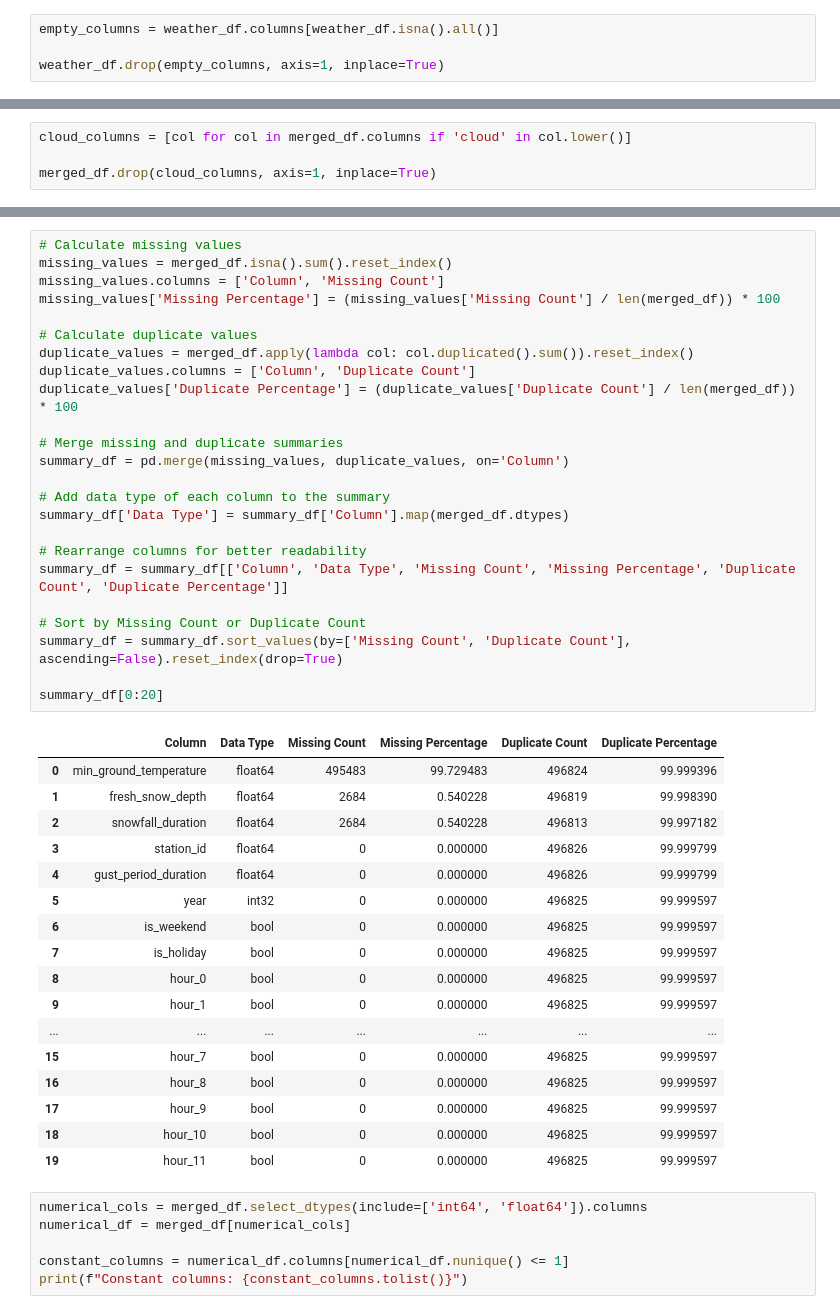
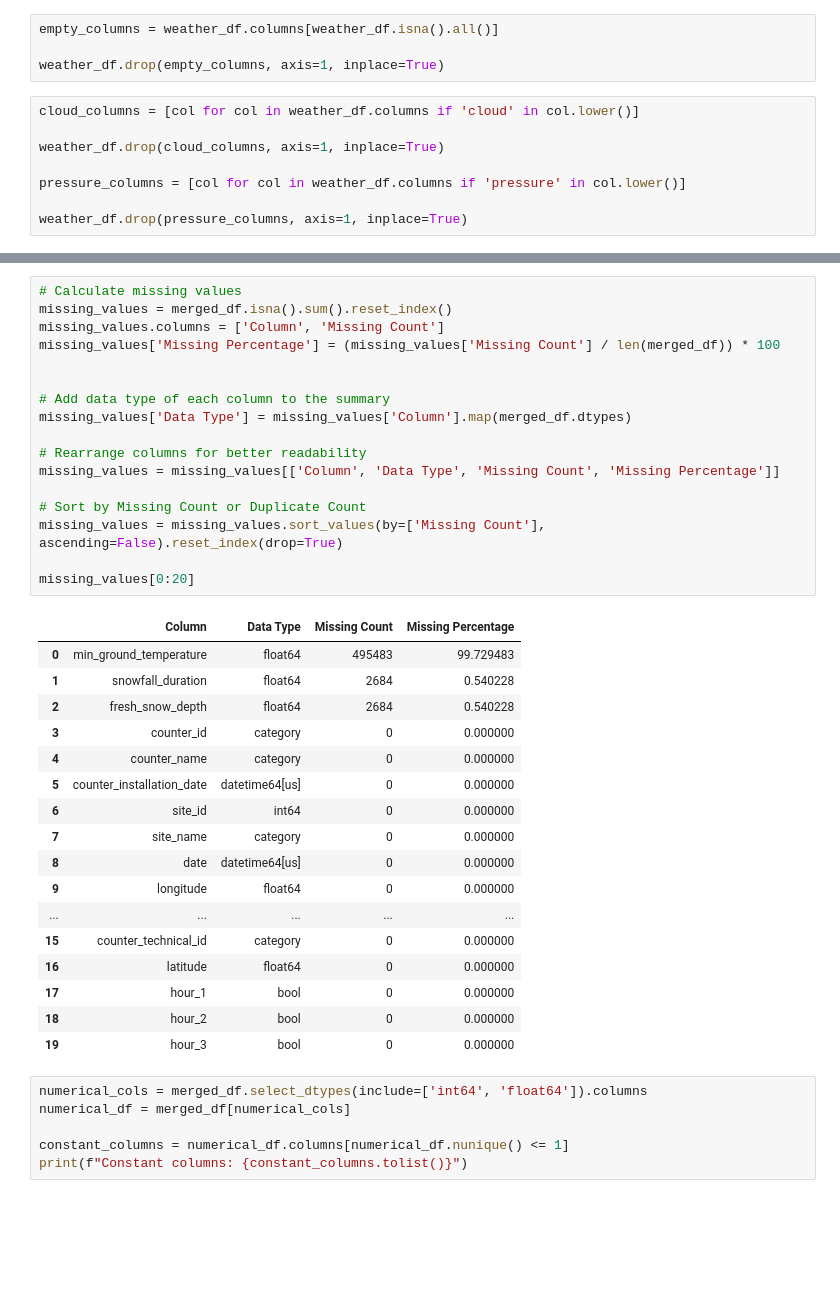
Before and after one commit to nishuastic/bike_counters, a Jupyter notebook: cleaned_data.ipynb, the cells around one changed output, grey strips where cells are left out. Cells and saved outputs as stored; diff of their text form; blank space fills up the shorter version.

```diff
--- a/cleaned_data.ipynb
+++ b/cleaned_data.ipynb
@@ -315,4 +315,12 @@ Index(['station_id', 'date', 'sea_level_pressure', 'pressure_tendency',
 empty_columns = weather_df.columns[weather_df.isna().all()]
 
 weather_df.drop(empty_columns, axis=1, inplace=True)
+# %%
+cloud_columns = [col for col in weather_df.columns if 'cloud' in col.lower()]
+
+weather_df.drop(cloud_columns, axis=1, inplace=True)
+
+pressure_columns = [col for col in weather_df.columns if 'pressure' in col.lower()]
+
+weather_df.drop(pressure_columns, axis=1, inplace=True)
 # %%
@@ -375,8 +366,4 @@ memory usage: 227.0 MB
 None
-# %%
-cloud_columns = [col for col in merged_df.columns if 'cloud' in col.lower()]
-
-merged_df.drop(cloud_columns, axis=1, inplace=True)
 # %%
 # Calculate missing values
 missing_values = merged_df.isna().sum().reset_index()
@@ -454,45 +434,38 @@ merged_df.head()
 # %%
 # Calculate missing values
 missing_values = merged_df.isna().sum().reset_index()
 missing_values.columns = ['Column', 'Missing Count']
 missing_values['Missing Percentage'] = (missing_values['Missing Count'] / len(merged_df)) * 100
 
-# Calculate duplicate values
-duplicate_values = merged_df.apply(lambda col: col.duplicated().sum()).reset_index()
-duplicate_values.columns = ['Column', 'Duplicate Count']
-duplicate_values['Duplicate Percentage'] = (duplicate_values['Duplicate Count'] / len(merged_df)) * 100
-
-# Merge missing and duplicate summaries
-summary_df = pd.merge(missing_values, duplicate_values, on='Column')
 
 # Add data type of each column to the summary
-summary_df['Data Type'] = summary_df['Column'].map(merged_df.dtypes)
+missing_values['Data Type'] = missing_values['Column'].map(merged_df.dtypes)
 
 # Rearrange columns for better readability
-summary_df = summary_df[['Column', 'Data Type', 'Missing Count', 'Missing Percentage', 'Duplicate Count', 'Duplicate Percentage']]
+missing_values = missing_values[['Column', 'Data Type', 'Missing Count', 'Missing Percentage']]
 
 # Sort by Missing Count or Duplicate Count
-summary_df = summary_df.sort_values(by=['Missing Count', 'Duplicate Count'], ascending=False).reset_index(drop=True)
+missing_values = missing_values.sort_values(by=['Missing Count'], ascending=False).reset_index(drop=True)
 
-summary_df[0:20]
+missing_values[0:20]
 # %% [output]
-|  | Column | Data Type | Missing Count | Missing Percentage | Duplicate Count | Duplicate Percentage |
-| 0 | min_ground_temperature | float64 | 495483 | 99.729483 | 496824 | 99.999396 |
-| 1 | fresh_snow_depth | float64 | 2684 | 0.540228 | 496819 | 99.998390 |
-| 2 | snowfall_duration | float64 | 2684 | 0.540228 | 496813 | 99.997182 |
-| 3 | station_id | float64 | 0 | 0.000000 | 496826 | 99.999799 |
-| 4 | gust_period_duration | float64 | 0 | 0.000000 | 496826 | 99.999799 |
-| 5 | year | int32 | 0 | 0.000000 | 496825 | 99.999597 |
-| 6 | is_weekend | bool | 0 | 0.000000 | 496825 | 99.999597 |
-| 7 | is_holiday | bool | 0 | 0.000000 | 496825 | 99.999597 |
-| 8 | hour_0 | bool | 0 | 0.000000 | 496825 | 99.999597 |
-| 9 | hour_1 | bool | 0 | 0.000000 | 496825 | 99.999597 |
-| ... | ... | ... | ... | ... | ... | ... |
-| 15 | hour_7 | bool | 0 | 0.000000 | 496825 | 99.999597 |
-| 16 | hour_8 | bool | 0 | 0.000000 | 496825 | 99.999597 |
-| 17 | hour_9 | bool | 0 | 0.000000 | 496825 | 99.999597 |
-| 18 | hour_10 | bool | 0 | 0.000000 | 496825 | 99.999597 |
-| 19 | hour_11 | bool | 0 | 0.000000 | 496825 | 99.999597 |
+|  | Column | Data Type | Missing Count | Missing Percentage |
+| 0 | min_ground_temperature | float64 | 495483 | 99.729483 |
+| 1 | snowfall_duration | float64 | 2684 | 0.540228 |
+| 2 | fresh_snow_depth | float64 | 2684 | 0.540228 |
+| 3 | counter_id | category | 0 | 0.000000 |
+| 4 | counter_name | category | 0 | 0.000000 |
+| 5 | counter_installation_date | datetime64[us] | 0 | 0.000000 |
+| 6 | site_id | int64 | 0 | 0.000000 |
+| 7 | site_name | category | 0 | 0.000000 |
+| 8 | date | datetime64[us] | 0 | 0.000000 |
+| 9 | longitude | float64 | 0 | 0.000000 |
+| ... | ... | ... | ... | ... |
+| 15 | counter_technical_id | category | 0 | 0.000000 |
+| 16 | latitude | float64 | 0 | 0.000000 |
+| 17 | hour_1 | bool | 0 | 0.000000 |
+| 18 | hour_2 | bool | 0 | 0.000000 |
+| 19 | hour_3 | bool | 0 | 0.000000 |
 # %%
 numerical_cols = merged_df.select_dtypes(include=['int64', 'float64']).columns
 numerical_df = merged_df[numerical_cols]
```
Also changed, not shown: parts of 16 cells of this notebook, 2 other files.
